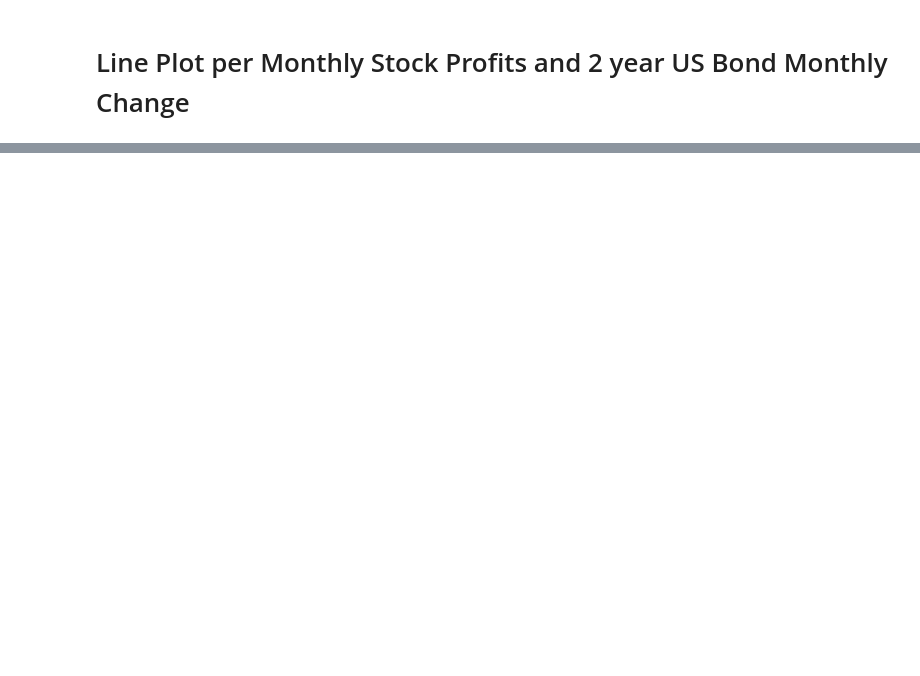
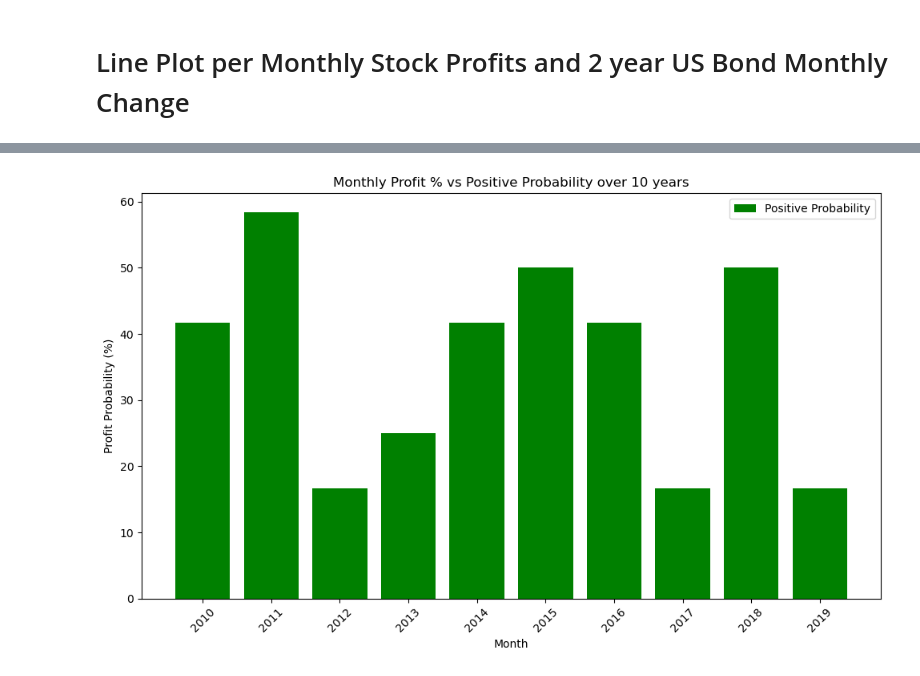
Before and after one commit to OwenNam001/project1_group1, a Jupyter notebook: StockAnalysis/Monthly_2YearBond_Jun.ipynb, the cells around one changed output, grey strips where cells are left out. Saved outputs shown, nothing was run; the diff lists cells and outputs as text; code cells hidden in the pictures; blank space fills up the shorter version.

Commit message:
Common_Stockdata

```diff
--- a/StockAnalysis/Monthly_2YearBond_Jun.ipynb
+++ b/StockAnalysis/Monthly_2YearBond_Jun.ipynb
@@ -304,0 +279,21 @@ print("Monthly_Profit이 positive일 확률:", probability)
+# %%
+# Monthly Stock price is positive when 2 year Bond Monthly change is positive
+positive_Bondchanges = MonthlyProfit_2YearBond_df[ (MonthlyProfit_2YearBond_df['Monthly_Profit'] > 0) & MonthlyProfit_2YearBond_df['Monthly_Change'] > 0 ]
+
+#  Number of each event per year
+grouped_stock = MonthlyProfit_2YearBond_df.groupby(["Year"]).size()
+grouped_bond = positive_Bondchanges.groupby(["Year"]).size()
+
+
+# Combine the results into a DataFrame
+monthly_positive_counts = pd.DataFrame({
+                                        'Positive_Count': grouped_bond,
+                                        'Total_Count': grouped_stock
+                                        }).reset_index()
+
+# Calculate the Probability of positive monthly profits
+monthly_positive_counts['Positive_Prob'] = monthly_positive_counts['Positive_Count'] / monthly_positive_counts['Total_Count'] * 100
+monthly_positive_counts['Positive_Prob'] = monthly_positive_counts['Positive_Prob'].round(2)
+
+
+monthly_positive_counts
@@ -304,0 +312,14 @@ print("Monthly_Profit이 positive일 확률:", probability)
+# %%
+plt.figure(figsize=(10,6))
+
+plt.bar(monthly_positive_counts["Year"], monthly_positive_counts["Positive_Prob"], color='green', label='Positive Probability')
+
+plt.xlabel('Month')
+plt.ylabel('Profit Probability (%)')
+plt.title('Monthly Profit % vs Positive Probability over 10 years')
+plt.legend()
+plt.tight_layout()
+plt.xticks(rotation=45)
+plt.show()
+# %% [output]
+[figure, added]
```
Also changed, not shown: parts of 9 cells of this notebook, 4 other files.
